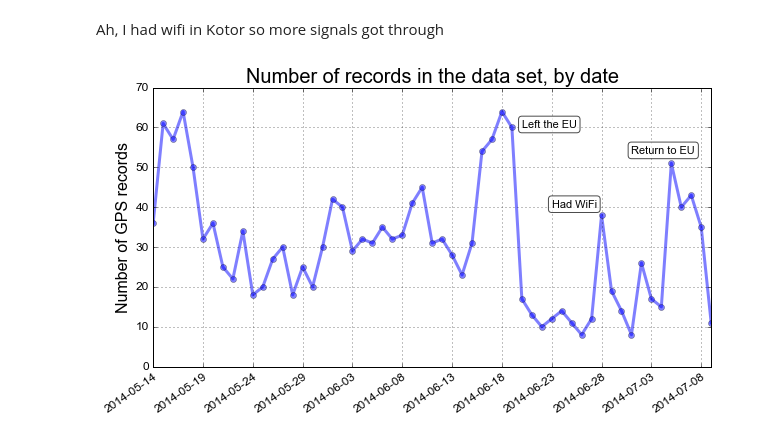
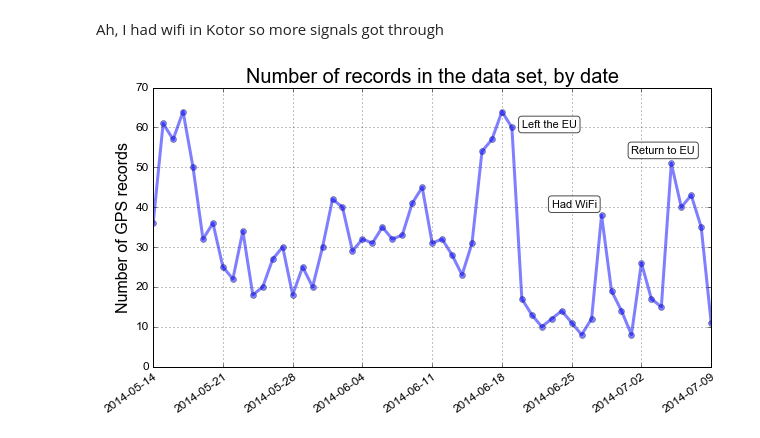
Before and after one commit to gboeing/2014-summer-travels, a Jupyter notebook: trip-visualization.ipynb, the cells around one changed output. Drawn from its saved outputs; the diff is of its cells as text; code cells hidden in the pictures.

```diff
--- a/trip-visualization.ipynb
+++ b/trip-visualization.ipynb
@@ -180,7 +178,7 @@ ax.set_ylabel('Latitude', fontproperties=label_font)
 
 # annotate the most visited countries
 for _, row in most.iterrows():
-    ax.annotate(row['country'].decode('utf-8'),
+    ax.annotate(row['country'],
                 xy=(row['lon'], row['lat']),
                 xytext=(row['lon'] - 1, row['lat'] - 1),
                 fontproperties=annotation_font,
@@ -202,7 +200,7 @@ threshold = 20
 # nearest_point will contain the index of the row of the nearest point from the original full data set
 # nearest_dist will contain the value of the distance between these two points
 rs['nearest_point'] = None
-rs['nearest_dist'] = None
+rs['nearest_dist'] = np.inf
 
 # for each row (aka, coordinate pair) in the data set
 for label, row in rs.iterrows():
@@ -223,5 +221,5 @@ for label, row in rs.iterrows():
                 rs.loc[label, 'nearest_dist'] = dist
                 rs.loc[label, 'nearest_point'] = label2
 
-print 'process took {:.2f} seconds'.format(time()-start_time)
+print('process took {:.2f} seconds'.format(time()-start_time))
 # %% [output]
@@ -524,34 +523,33 @@ ax.annotate('Left the EU',
             xy=('2014-06-20', 60),
             fontproperties=annotation_font,
             bbox=dict(boxstyle='round', color='k', fc='w', alpha=0.7),
             xycoords='data')
 
 ax.annotate('Had WiFi',
             xy=('2014-06-23', 40),
             fontproperties=annotation_font,
             bbox=dict(boxstyle='round', color='k', fc='w', alpha=0.7),
             xycoords='data')
 
 ax.annotate('Return to EU',
             xy=('2014-07-01', 53.5),
             fontproperties=annotation_font,
             bbox=dict(boxstyle='round', color='k', fc='w', alpha=0.7),
             xycoords='data')
 
-# set the x-ticks/labels for every nth row of the data - here, 1 tick mark per horizontal inch
-n = len(countdata) / int(fig.get_size_inches()[0])
-xtick_data = countdata.iloc[range(0, len(countdata), n)]
+# set the x-ticks/labels for every nth row of the data - here, 1 tick mark per week (ie, 7 days)
+xtick_data = countdata.iloc[range(0, len(countdata), 7)]
 ax.xaxis.set_ticks(xtick_data.index)
 ax.grid()
 
 # set tick labels, axis labels, and title
 ax.set_xticklabels(xtick_data.index, rotation=35, rotation_mode='anchor', ha='right', fontproperties=ticks_font)
 for label in ax.get_yticklabels():
     label.set_fontproperties(ticks_font)
 ax.set_title('Number of records in the data set, by date', fontproperties=title_font)
 ax.set_xlabel('', fontproperties=label_font)
 ax.set_ylabel('Number of GPS records', fontproperties=label_font)
 
 plt.show()
 # %% [output]
-[figure, old version]
+[figure, new version]
```
Also changed, not shown: parts of 6 cells of this notebook, 6 other files.
